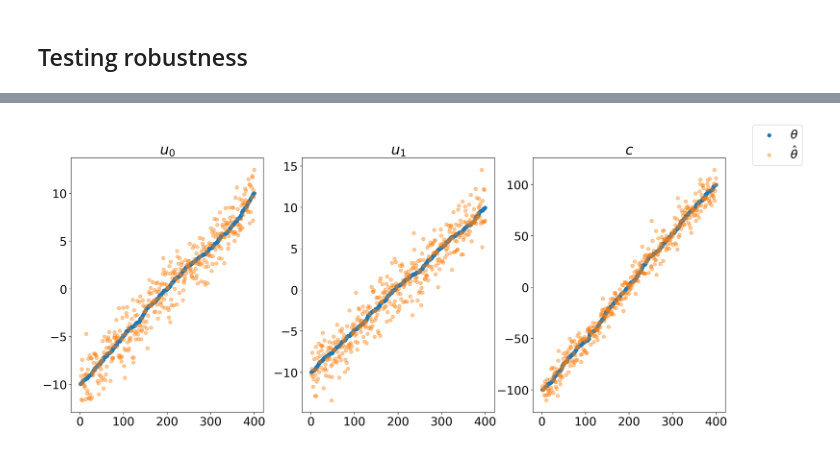
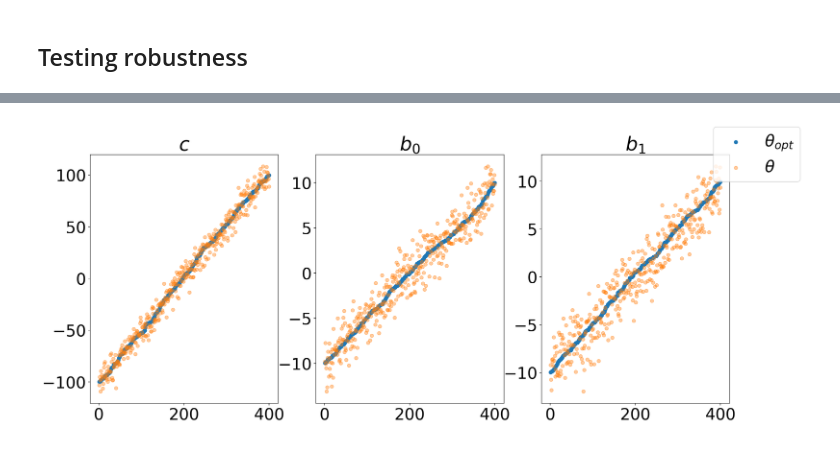
Before and after one commit to mattlukac/IPDESA, a Jupyter notebook: poisson_analytic_autoencoder.ipynb, the cells around one changed output, grey strips where cells are left out. Cells and saved outputs as stored; diff of their text form; code cells hidden in the pictures.

```diff
--- a/poisson_analytic_autoencoder.ipynb
+++ b/poisson_analytic_autoencoder.ipynb
@@ -71,23 +77,27 @@ theta = Dense(latent_dim, 'linear', name='theta')(x)
 # %%
 # analytic decoder
 def analytic_decoder(theta):
-    u0, u1, c = tf.split(theta, 3, axis=1)
+    c, b0, b1 = tf.split(theta, 3, axis=1)
+    # x and x^2
     x = np.linspace(0., 1., 100)
     x2 = x ** 2
+    # -c/2 x^2
     ux2 = tf.math.divide(c, -2.)
     ux2 = tf.math.multiply(ux2, x2)
+    # (c/2 + b1 - b0) x
     ux = tf.math.divide(c, 2.)
-    ux = tf.math.add(ux, u1)
-    ux = tf.math.subtract(ux, u0)
+    ux = tf.math.add(ux, b1)
+    ux = tf.math.subtract(ux, b0)
     ux = tf.math.multiply(ux, x)
+    # b0
     u = tf.math.add(ux2, ux)
-    u = tf.math.add(u, u0)
+    u = tf.math.add(u, b0)
     return u
 
-reconstructed_u = Lambda(analytic_decoder, name='u_hat')(theta)
+u = Lambda(analytic_decoder, name='u')(theta)
 # %%
 # compile model
-sae = tf.keras.Model(input_u, reconstructed_u)
+sae = tf.keras.Model(Phi, u)
 sae.compile('adam', 'mse')
 sae.summary()
 # %% [output]
@@ -113,7 +123,10 @@ _________________________________________________________________
 ## Train and evaluate
 # %%
 # fit model
-sae.fit(x=x_train, y=x_train, epochs=100, batch_size=batch_size, verbose=0)
+sae.fit(x=Phi_train, y=Phi_train,
+        epochs=50,
+        batch_size=batch_size,
+        verbose=0)
 # %% [output]
 <tensorflow.python.keras.callbacks.History at 0x...>
 # %%
@@ -141,7 +154,7 @@ plot_theta(y_val, theta_hat)
 # %% [markdown]
 ## Testing robustness
 # %%
-epsilon = np.random.randn(x_test.size).reshape(400, 100)
-x_test_noisy = x_test + 2. * epsilon
-x_test_noisy_hat = sae.predict(x_test_noisy)
-theta_test_noisy_hat = get_theta(x_test_noisy).numpy()
+epsilon = np.random.randn(Phi_test.size).reshape(400, 100)
+Phi_test_noisy = Phi_test + 2. * epsilon
+Phi_test_noisy_hat = sae.predict(Phi_test_noisy)
+theta_test_noisy_hat = get_theta(Phi_test_noisy).numpy()
@@ -152,4 +165,4 @@ plot_u(x_test_noisy, x_test_noisy_hat)
 # %%
-plot_theta(y_test, theta_test_noisy_hat)
+plot_theta(theta_test, theta_test_noisy_hat)
 # %% [output]
-[figure, old version]
+[figure, new version]
```
Also changed, not shown: parts of 13 cells of this notebook.
